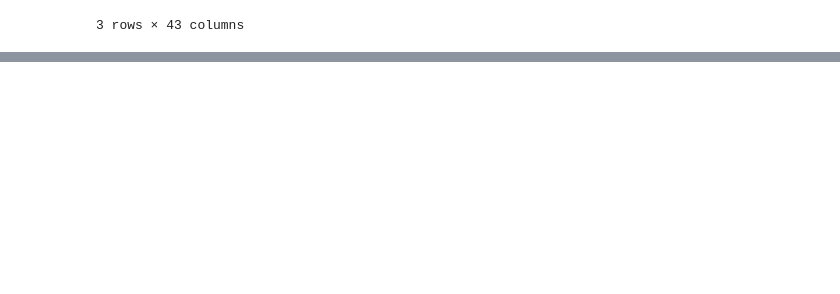
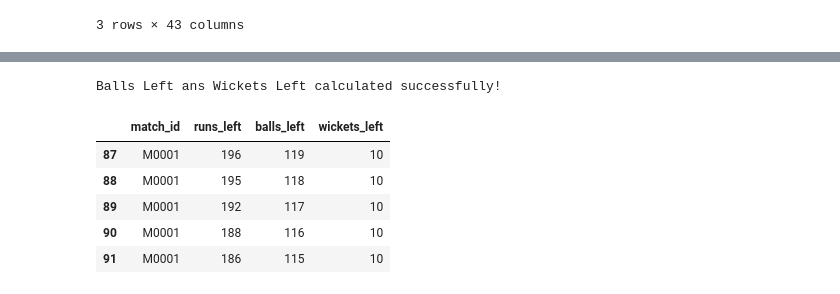
Before and after one commit to Mohammad-Mujtaba-Zaidi/T20-Strategy-Predictor, a Jupyter notebook: T20_Strategy_Predictor.ipynb, the cells around one changed output, grey strips where cells are left out. Drawn from its saved outputs; the diff is of its cells as text; code cells hidden in the pictures; blank space fills up the shorter version.

Commit message:
"Calculated balls left and wickets left"

```diff
--- a/T20_Strategy_Predictor.ipynb
+++ b/T20_Strategy_Predictor.ipynb
@@ -160,3 +160,16 @@ Shape of our new Chasing Data: (62049, 43)
 | 88 | D0000089 | M0001 | 2 | 1 | 2 | Royal Challengers Bangalore | Kings XI Punjab | Devdutt Agarwal | AB Ashraf | ... |
 | 89 | D0000090 | M0001 | 2 | 1 | 3 | Royal Challengers Bangalore | Kings XI Punjab | Devdutt Agarwal | AB Ashraf | ... |
 3 rows × 43 columns
+# %%
+# Creating a copy of the data to avoid Pandas warnings
+chasing_data = chasing_data.copy()
+
+# Calculating the 'current_score' by taking the cumulative sum of runs per ball
+chasing_data['current_score'] = chasing_data.groupby('match_id')['total_runs'].cumsum()
+
+# Calculating 'runs_left' by subtracting the current score from the target
+chasing_data['runs_left'] = chasing_data['target'] - chasing_data['current_score']
+
+# Displaying important columns to verify the new calculations
+print("Current Score and Runs Left calculated successfully!")
+display(chasing_data[['match_id', 'target', 'total_runs', 'current_score', 'runs_left']].head(5))
@@ -162,0 +184,25 @@ Shape of our new Chasing Data: (62049, 43)
+# %%
+# Calculating 'balls_left'
+# In this dataset, 'over' starts at 1. So total balls bowled = (over - 1) * 6 + ball
+balls_bowled = (chasing_data['over'] - 1) * 6 + chasing_data['ball']
+chasing_data['balls_left'] = 120 - balls_bowled
+
+# Ensuring 'balls_left' doesn't go below 0 (which can happen due to extra balls in the 20th over)
+chasing_data['balls_left'] = chasing_data['balls_left'].apply(lambda x: 0 if x < 0 else x)
+
+# Calculating 'wickets_left'
+# Taking the cumulative sum of the 'is_wicket' column to count fallen wickets
+wickets_fallen = chasing_data.groupby('match_id')['is_wicket'].cumsum()
+chasing_data['wickets_left'] = 10 - wickets_fallen
+
+# Displaying the final critical columns
+print("Balls Left ans Wickets Left calculated successfully!")
+display(chasing_data[['match_id', 'runs_left', 'balls_left', 'wickets_left']].head(5))
+# %% [output]
+Balls Left ans Wickets Left calculated successfully!
+|  | match_id | runs_left | balls_left | wickets_left |
+| 87 | M0001 | 196 | 119 | 10 |
+| 88 | M0001 | 195 | 118 | 10 |
+| 89 | M0001 | 192 | 117 | 10 |
+| 90 | M0001 | 188 | 116 | 10 |
+| 91 | M0001 | 186 | 115 | 10 |
```
Also changed, not shown: parts of 1 cell of this notebook.
